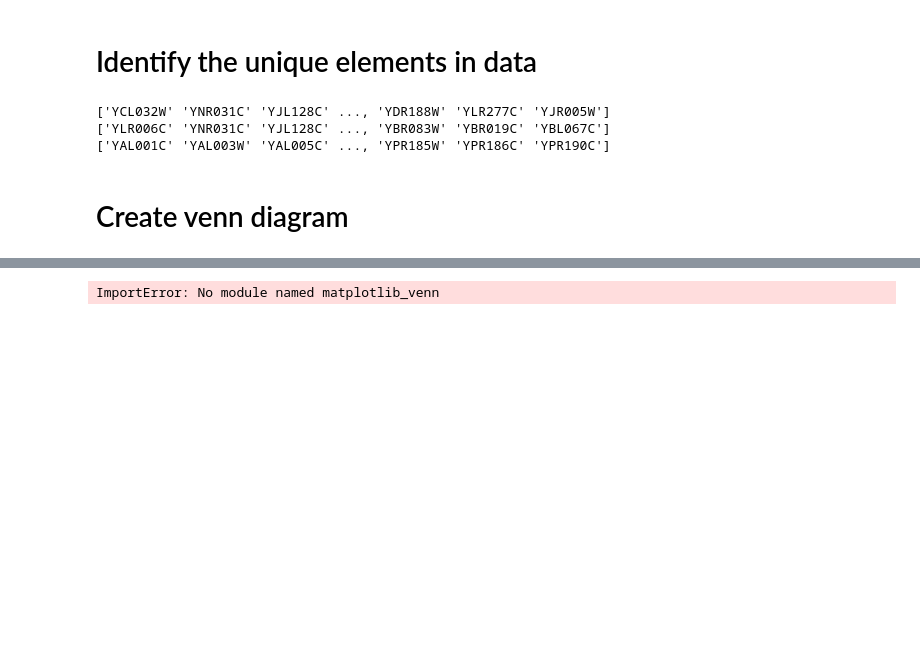
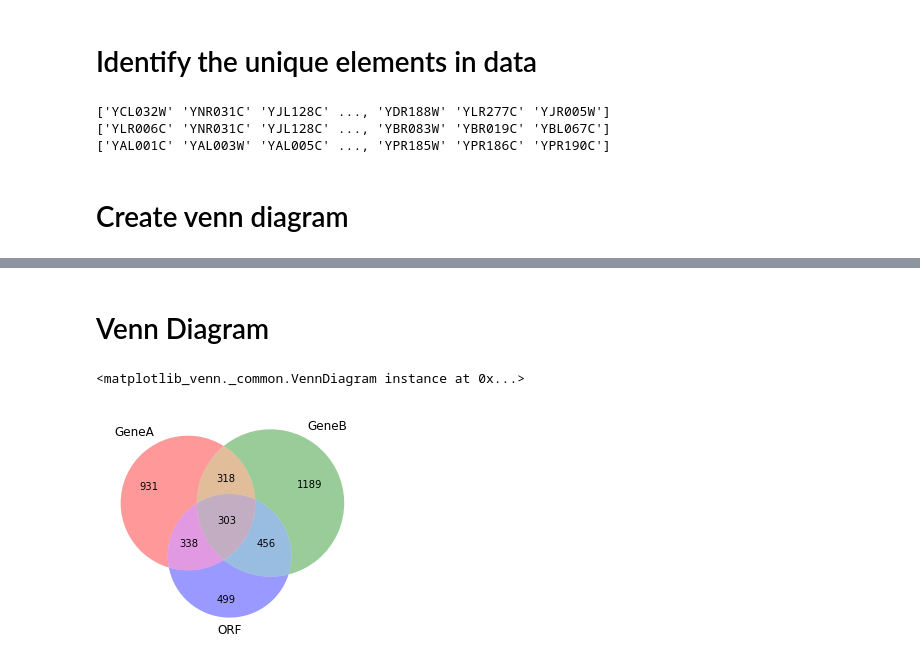
Before and after one commit to gitter-lab/osmotic-stress, a Jupyter notebook: Notebooks/Final Data Results.ipynb, the cells around one changed output, grey strips where cells are left out. Saved outputs shown, nothing was run; the diff lists cells and outputs as text; code cells hidden in the pictures; blank space fills up the shorter version.

Commit message:
Fixed the diagrams.

```diff
--- a/Notebooks/Final Data Results.ipynb
+++ b/Notebooks/Final Data Results.ipynb
@@ -41,5 +47,11 @@ NameError: name 'pd' is not defined
+# %% [markdown]
+# Venn Diagram
 # %%
-from matplotlib_venn import venn3
+uniqueGeneA = set(uniqueGeneA)
+uniqueGeneB = set(uniqueGeneB)
+uniqueORF = set(uniqueORF)
+
 venn3([uniqueGeneA, uniqueGeneB, uniqueORF], ('GeneA', 'GeneB', 'ORF'))
 # %% [output]
-ImportError: No module named matplotlib_venn
+<matplotlib_venn._common.VennDiagram instance at 0x...>
+[figure, added]
```
Also changed, not shown: parts of 2 cells of this notebook.
